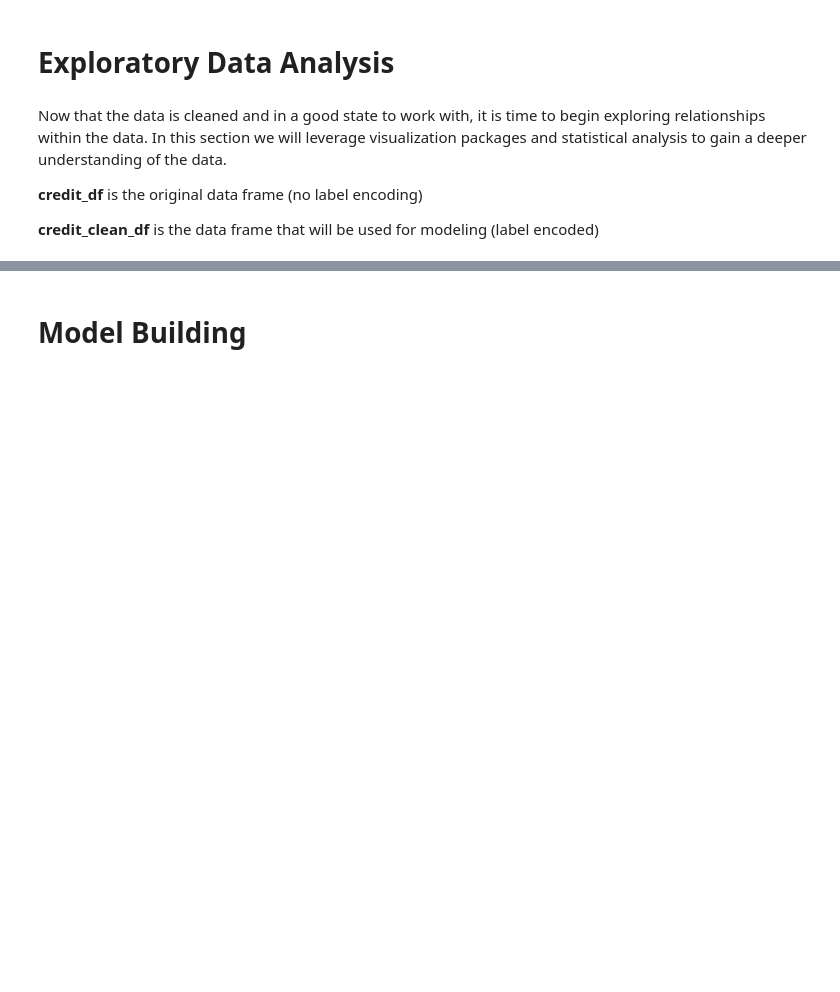
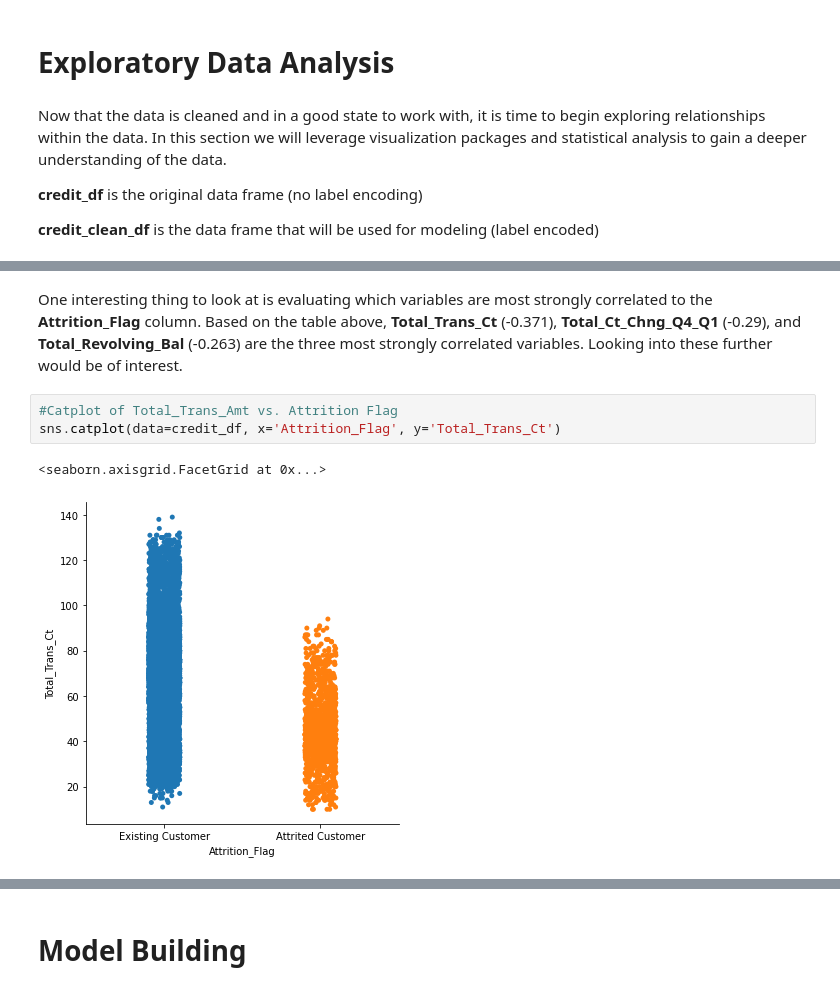
Before and after one commit to PaolaMalagon/Churn-Prediction-G2, a Jupyter notebook: Churn-Prediction-G2.ipynb, the cells around one changed output, grey strips where cells are left out. Saved outputs shown, nothing was run; the diff lists cells and outputs as text; blank space fills up the shorter version.

Commit message:
Continued exploratory data analysis, added graphs and explanations

```diff
--- a/Churn-Prediction-G2.ipynb
+++ b/Churn-Prediction-G2.ipynb
@@ -393,0 +406,8 @@ credit_clean_df.corr()
+# %% [markdown]
+One interesting thing to look at is evaluating which variables are most strongly correlated to the **Attrition_Flag** column. Based on the table above, **Total_Trans_Ct** (-0.371), **Total_Ct_Chng_Q4_Q1** (-0.29), and **Total_Revolving_Bal** (-0.263) are the three most strongly correlated variables. Looking into these further would be of interest.
+# %%
+#Catplot of Total_Trans_Amt vs. Attrition Flag
+sns.catplot(data=credit_df, x='Attrition_Flag', y='Total_Trans_Ct')
+# %% [output]
+<seaborn.axisgrid.FacetGrid at 0x...>
+[figure, added]
```
Also changed, not shown: parts of 28 cells of this notebook.
